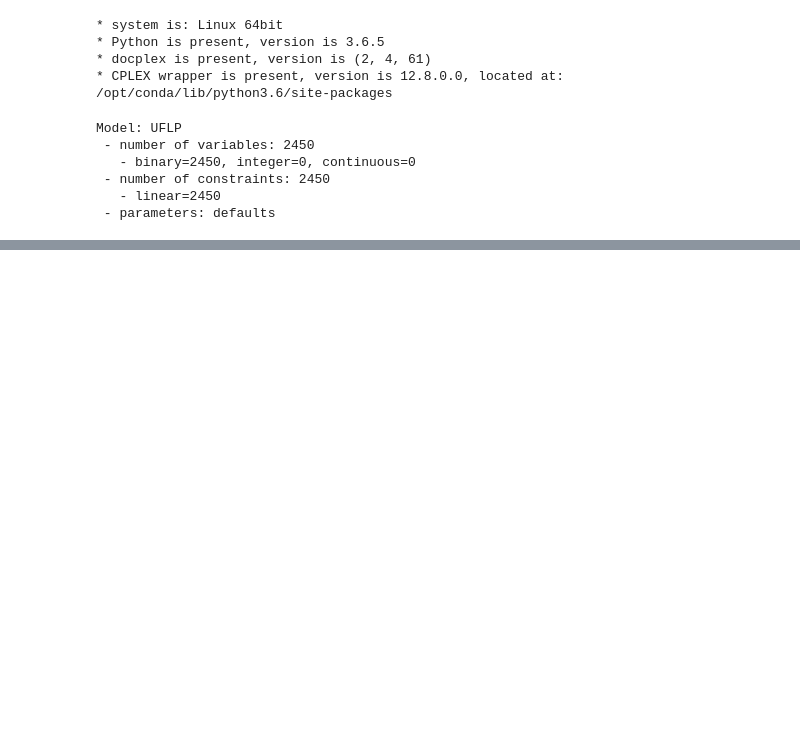
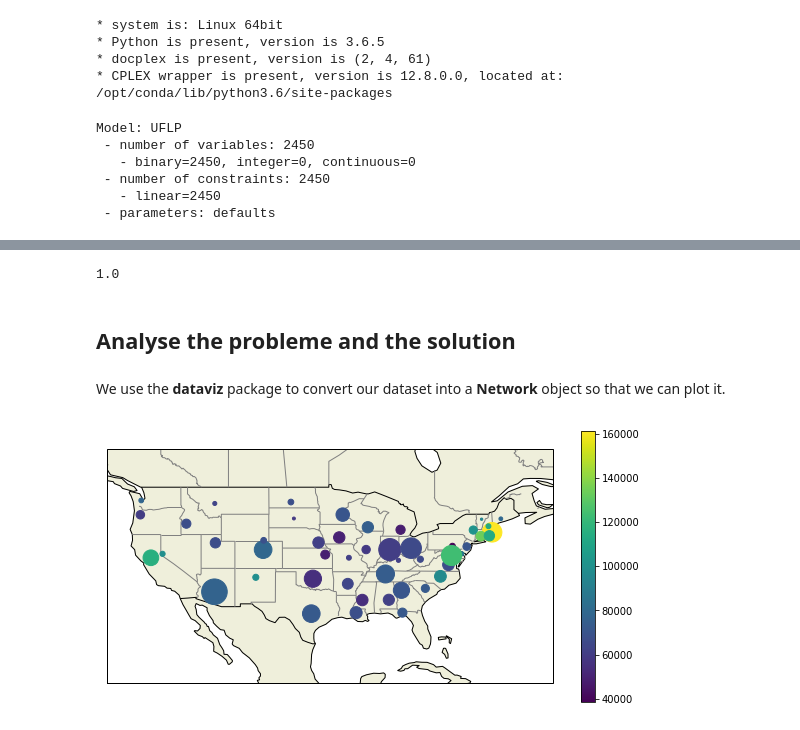
Before and after one commit to xNok/OR_NETWORK-AND-DISCRETE-LOCATION, a Jupyter notebook: ART-Reliability Models for Facility Location The Expected Failure Cost Case.ipynb, the cells around one changed output, grey strips where cells are left out. Drawn from its saved outputs; the diff is of its cells as text; code cells hidden in the pictures; blank space fills up the shorter version.

```diff
--- a/ART-Reliability Models for Facility Location The Expected Failure Cost Case.ipynb
+++ b/ART-Reliability Models for Facility Location The Expected Failure Cost Case.ipynb
@@ -99,0 +88,14 @@ solution.solve_details.time
+# %%
+X[0,0].solution_value
+# %% [output]
+1.0
+# %% [markdown]
+## Analyse the probleme and the solution
+# %% [markdown]
+We use the **dataviz** package to convert our dataset into a **Network** object so that we can plot it.
+# %%
+network = Network(dataset)
+# %%
+network.plot_nodes(node_size=("CITY POP",1/1500), node_color="FIXED COST")
+# %% [output]
+[figure, added]
```
Also changed, not shown: parts of 8 cells of this notebook, 2 other files.
